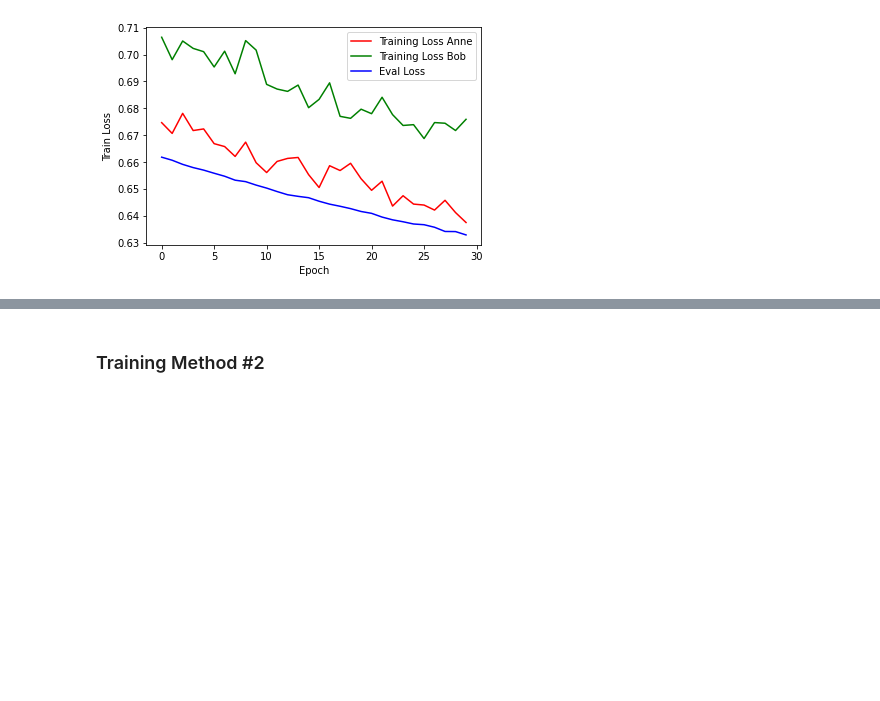
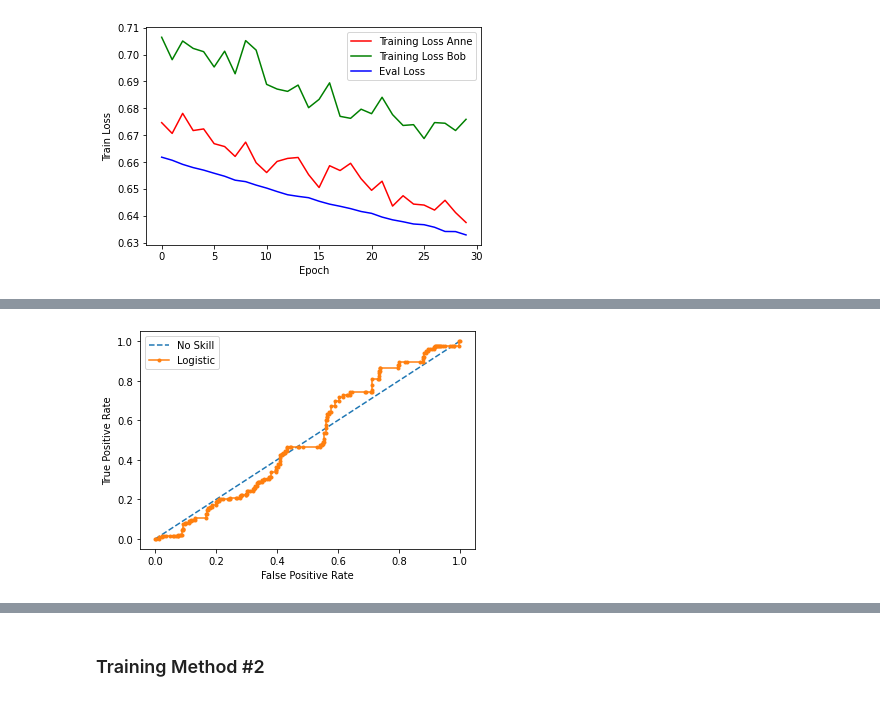
Before and after one commit to michaelchen27/scam-classifier, a Jupyter notebook: Federated learning with Pysyft and Pytorch.ipynb, the cells around one changed output, grey strips where cells are left out. Drawn from its saved outputs; the diff is of its cells as text; code cells hidden in the pictures; blank space fills up the shorter version.

Commit message:
plot first model test result

```diff
--- a/Federated learning with Pysyft and Pytorch.ipynb
+++ b/Federated learning with Pysyft and Pytorch.ipynb
@@ -387,0 +419,11 @@ plt.show()
+# %%
+# Testing params
+VOCAB_SIZE = int(test_inputs.max()) + 1
+TEST_VOCAB_SIZE = TRAIN_VOCAB_SIZE
+lr = 0.001
+BATCH_SIZE = 30
+
+# Model params
+EMBEDDING_DIM = 50
+HIDDEN_DIM = 10
+DROPOUT = 0.2
@@ -387,0 +432,5 @@ plt.show()
+# %%
+PATH = "local_state_dict_model.pt"
+load_model = GRU(vocab_size=TEST_VOCAB_SIZE, hidden_dim=HIDDEN_DIM, embedding_dim=EMBEDDING_DIM, dropout=DROPOUT)
+load_model.load_state_dict(torch.load(PATH))
+load_model.eval()
@@ -387,0 +452,69 @@ plt.show()
+# %%
+from sklearn.metrics import f1_score
+criterion = nn.BCELoss()
+optimizer = optim.SGD(load_model.parameters(), lr=lr)
+
+test_dataset = TensorDataset(test_inputs, test_labels)
+test_loader = DataLoader(test_dataset, batch_size=BATCH_SIZE, shuffle=True)
+
+test_losses = []
+
+with torch.no_grad():
+    test_preds = []
+    test_labels_list = []
+    eval_losses = []
+
+    for inputs, labels in test_loader:
+        h = torch.Tensor(np.zeros((BATCH_SIZE, HIDDEN_DIM)))
+
+        output, _ = load_model(inputs.to(torch.long), h)
+        loss = criterion(output.squeeze(), labels.float())
+        eval_losses.append(loss)
+        preds = output.squeeze()
+        test_preds += list(preds.numpy())
+        test_labels_list += list(labels.numpy().astype(int))
+
+
+roc_acc_score = roc_auc_score(test_labels_list, test_preds)
+
+# Calculate ROC Curve
+fpr, tpr, thresholds = roc_curve(test_labels_list, test_preds)
+# calculate the g-mean for each threshold
+gmeans = sqrt(tpr * (1-fpr))
+# Index of largest G-means
+ix = argmax(gmeans)
+print('Best Threshold=%f, G-Mean=%.3f' % (thresholds[ix], gmeans[ix]))
+threshold = thresholds[ix]
+
+# Print how many data is being tested
+print(f"Amount of test data: {len(test_labels_list)}")
+
+
+# Plot ROC Curve
+plt.plot([0,1], [0,1], linestyle='--', label='No Skill')
+plt.plot(fpr, tpr, marker='.', label='Logistic')
+# axis labels
+plt.xlabel('False Positive Rate')
+plt.ylabel('True Positive Rate')
+plt.legend()
+# show the plot
+plt.show()
+
+
+print(f"ROC Accuracy Score: {roc_acc_score}")
+
+# Normalize probability with threshold
+test_preds_thresholded = np.where(test_preds > threshold, 1, 0)
+for i in range(len(test_preds)-1140):
+    print("Test Preds Prob: {}    \
+    Test Preds Label: {}  \
+    True Label: {}  \
+    ".format(test_preds[i], test_preds_thresholded[i], test_labels_list[i]))
+
+acc_score = accuracy_score(test_labels_list, test_preds_thresholded)
+print(f"\nAccuracy Score: {acc_score}")
+
+# Calculate F1 Score
+# f1_score = f1_score(test_labels_list, test_preds_thresholded)
+# print(f"F1 Score: {f1_score}")
+# %% [output]
@@ -387,0 +523 @@ plt.show()
+[figure, added]
```
Also changed, not shown: parts of 9 cells of this notebook, 3 other files.
